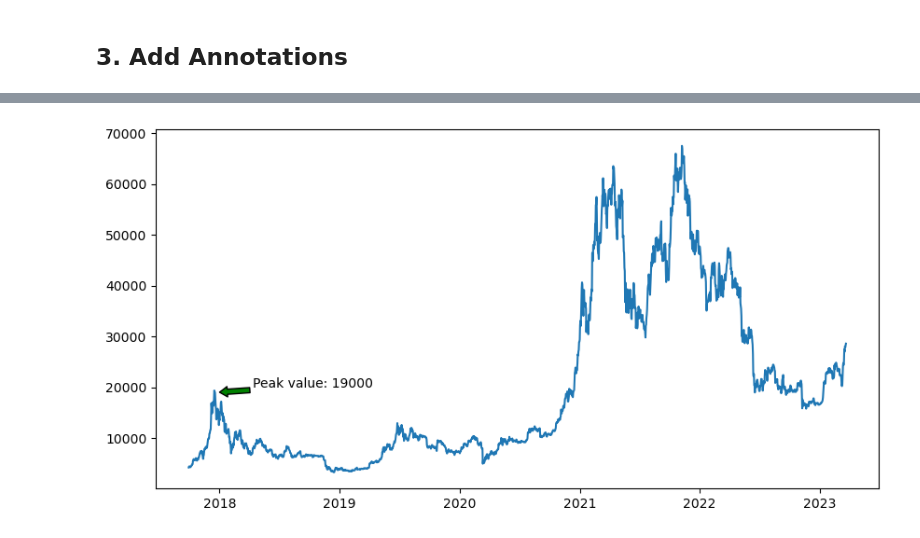
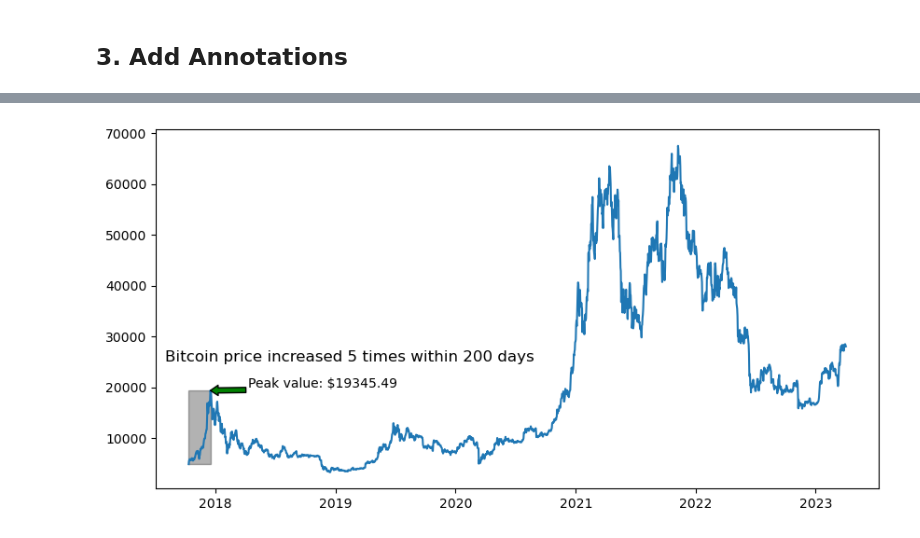
Before and after one commit to ch00226855/CMP464788Spring2023, a Jupyter notebook: Week09_AdvancedPlotting.ipynb, the cells around one changed output, grey strips where cells are left out. Drawn from its saved outputs; the diff is of its cells as text; code cells hidden in the pictures.

```diff
--- a/Week09_AdvancedPlotting.ipynb
+++ b/Week09_AdvancedPlotting.ipynb
@@ -148,23 +144,44 @@ from datetime import timedelta
 plt.figure(figsize=(10, 5))
 plt.plot(BTC.index, BTC['close'])
 
+# # Point out the peak value
+# plt.annotate('Peak value: 19000',
+#              xy=(datetime(2017, 12, 16), 19345.49),
+#              xytext=(datetime(2018, 1, 1)+timedelta(days=100), 20000),
+#              arrowprops=dict(facecolor='green', headwidth=8, width=4, headlength=6))
+
+# Let's improve the annotation by finding the exact peak point.
+sub_data = BTC[(BTC.index >= datetime(2017, 12, 1)) & \
+               (BTC.index <= datetime(2018, 2, 1))]
+# sub_data.tail()
+# sub_data.describe()
+max_close_price = sub_data['close'].max()
+print("Maximum close price:", max_close_price) # 19345.49
+max_close_index = sub_data['close'].idxmax()
+print("Index of the maximum price:", max_close_index) # 2017-12-16
+
+# Let's create the annotation again
 # Point out the peak value
-plt.annotate('Peak value: 19000',
-             xy=(datetime(2018, 1, 1), 19000),
+plt.annotate('Peak value: $%.2f' % max_close_price,
+             xy=(max_close_index, max_close_price),
              xytext=(datetime(2018, 1, 1)+timedelta(days=100), 20000),
              arrowprops=dict(facecolor='green', headwidth=8, width=4, headlength=6))
 
-# # Highlight the dramatic increase in 2018
-# rectangle = plt.Rectangle((datetime(2017, 5, 1), 2500),
-#                           timedelta(days=200),
-#                           17500,
-#                           color='k',
-#                           alpha=0.3)
-# plt.gca().add_patch(rectangle)
 
-# # Add text description
-# plt.text(datetime(2017, 5, 1),
-#          1500,
-#          "Bitcoin price increased 5 times within 200 days",
-#          fontsize=12)
+# Highlight the dramatic increase in 2018
+start_date = BTC.index[0]
+start_price = BTC.loc[start_date, 'close']
+print("Start date:", start_date)
+rectangle = plt.Rectangle((start_date, start_price),
+                          (max_close_index - start_date),
+                          (max_close_price - start_price),
+                          color='k',
+                          alpha=0.3)
+plt.gca().add_patch(rectangle)
+
+# Add text description
+plt.text(datetime(2017, 8, 1),
+         25000,
+         "Bitcoin price increased 5 times within 200 days",
+         fontsize=12)
 # %% [output]
@@ -172 +192 @@ Text(2018-04-11 00:00:00, 20000, 'Peak value: 19000')
-[figure, old version]
+[figure, new version]
```
Also changed, not shown: parts of 4 cells of this notebook.
